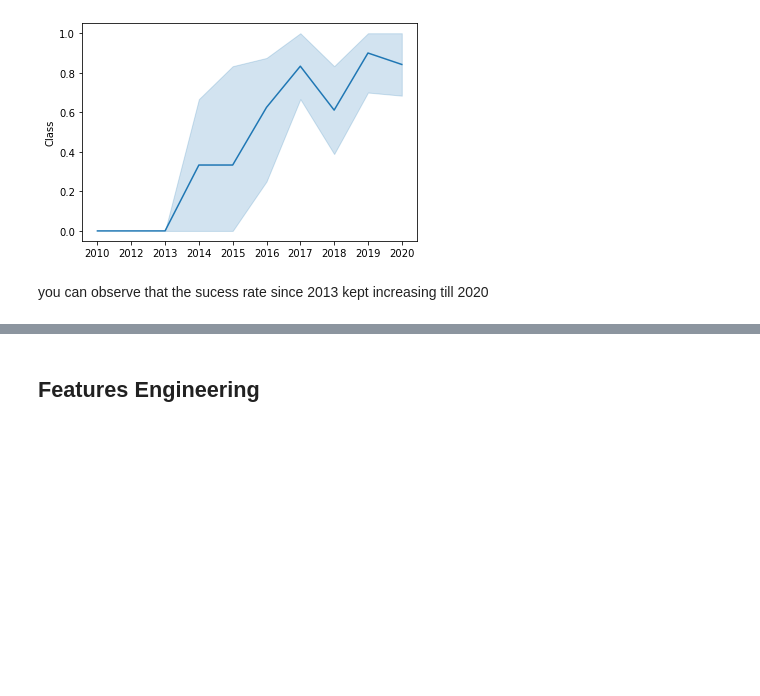
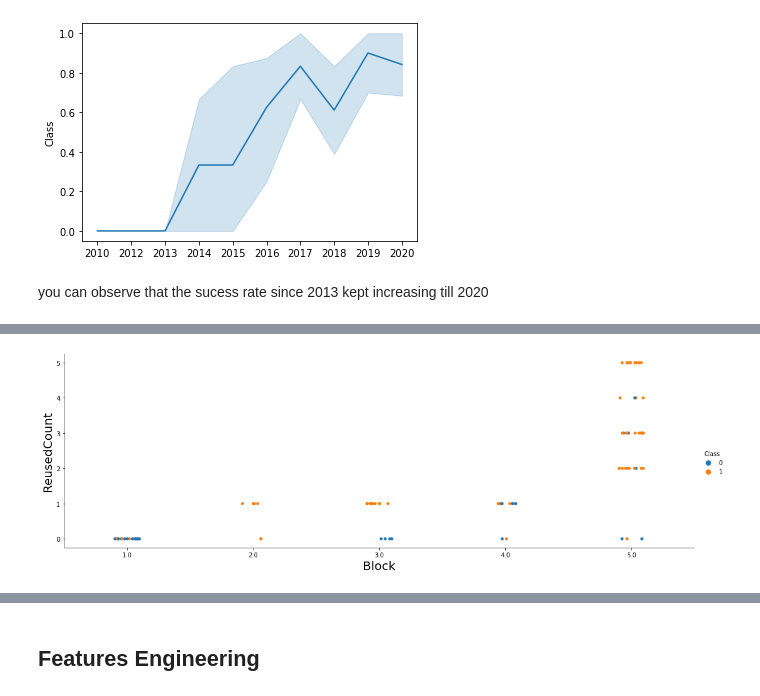
Before and after one commit to cyesteban/capstone, a Jupyter notebook: EDA with Visualization.ipynb, the cells around one changed output, grey strips where cells are left out. Cells and saved outputs as stored; diff of their text form; code cells hidden in the pictures; blank space fills up the shorter version.

```diff
--- a/EDA with Visualization.ipynb
+++ b/EDA with Visualization.ipynb
@@ -203,0 +213,7 @@ you can observe that the sucess rate since 2013 kept increasing till 2020
+# %%
+sns.catplot(x="Block", y="ReusedCount", hue="Class", data=df, aspect = 3)
+plt.ylabel("ReusedCount",fontsize=20)
+plt.xlabel("Block",fontsize=20)
+plt.show()
+# %% [output]
+[figure, added]
```
Also changed, not shown: parts of 4 cells of this notebook.
